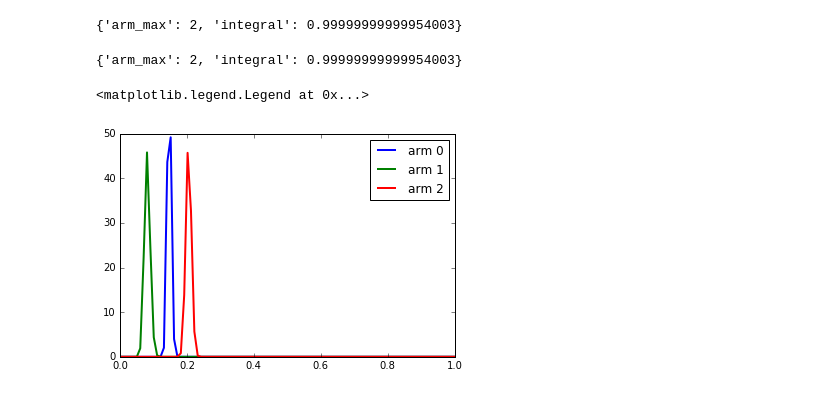
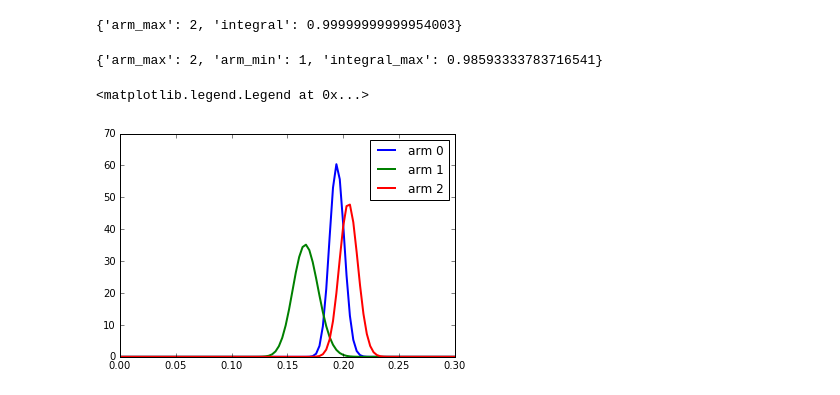
Before and after one commit to TTomm1/bandit_exercise, a Jupyter notebook: ArmedBanditNotebook.ipynb, the cells around one changed output. Drawn from its saved outputs; the diff is of its cells as text; code cells hidden in the pictures.

```diff
--- a/ArmedBanditNotebook.ipynb
+++ b/ArmedBanditNotebook.ipynb
@@ -328,21 +329,21 @@ def convergence_decision_max_vs_min(counter):
 # %%
 
 
-test_counter={0:(500,2900),1:(80,900),2:(490,1900)}
+test_counter={0:(700,2900),1:(180,900),2:(490,1900)}
 convergence_decision_max_vs_min(test_counter)
 # %% [output]
-{'arm_max': 2, 'integral': 0.99999999999954003}
+{'arm_max': 2, 'arm_min': 1, 'integral_max': 0.98593333783716541}
 # %%
-x = np.linspace(0, 1, 100)
+x = np.linspace(0, 0.3, 100)
 #arm1
-plt.plot(x, beta(500,2900).pdf(x), lw=2,label='arm 0')
+plt.plot(x, beta(700,2900).pdf(x), lw=2,label='arm 0')
 #arm2
-plt.plot(x, beta(80,900).pdf(x), lw=2, label='arm 1')
+plt.plot(x, beta(180,900).pdf(x), lw=2, label='arm 1')
 plt.plot(x, beta(490,1900).pdf(x), lw=2, label='arm 2')
 plt.legend()
 # %% [output]
 <matplotlib.legend.Legend at 0x...>
-[figure, old version]
+[figure, new version]
 # %%
 def pick_arm2(counter, epsilon=0.05):
     #generate delta prob
```
Also changed, not shown: parts of 1 cell of this notebook.
